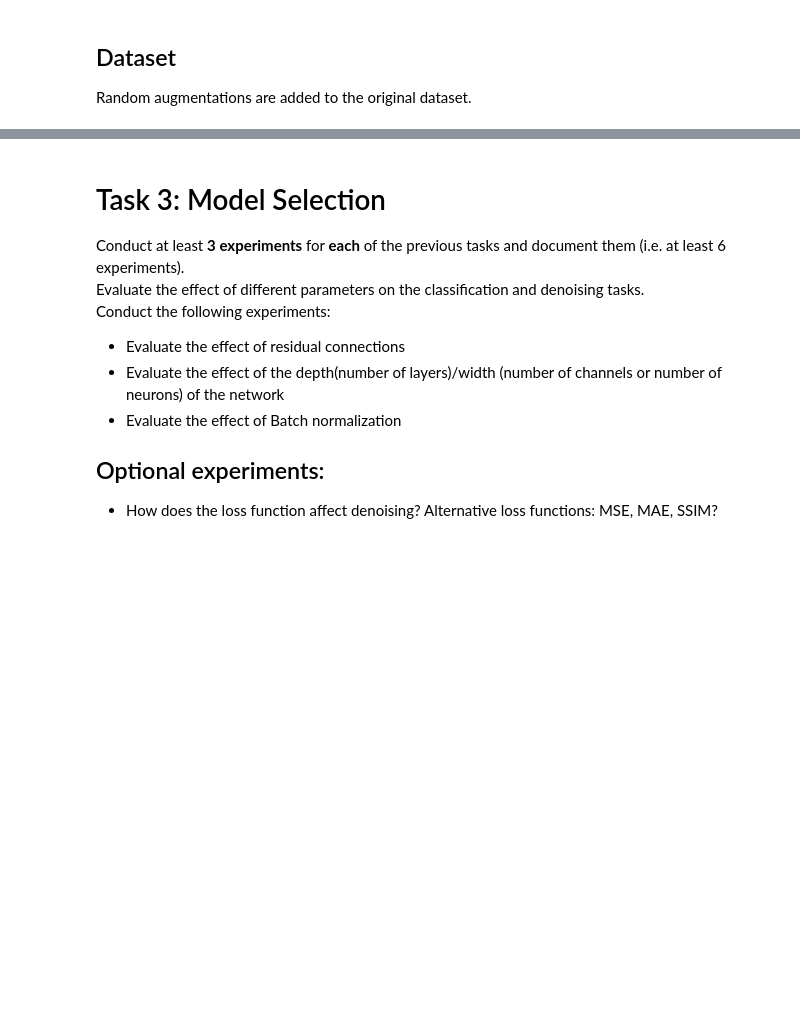
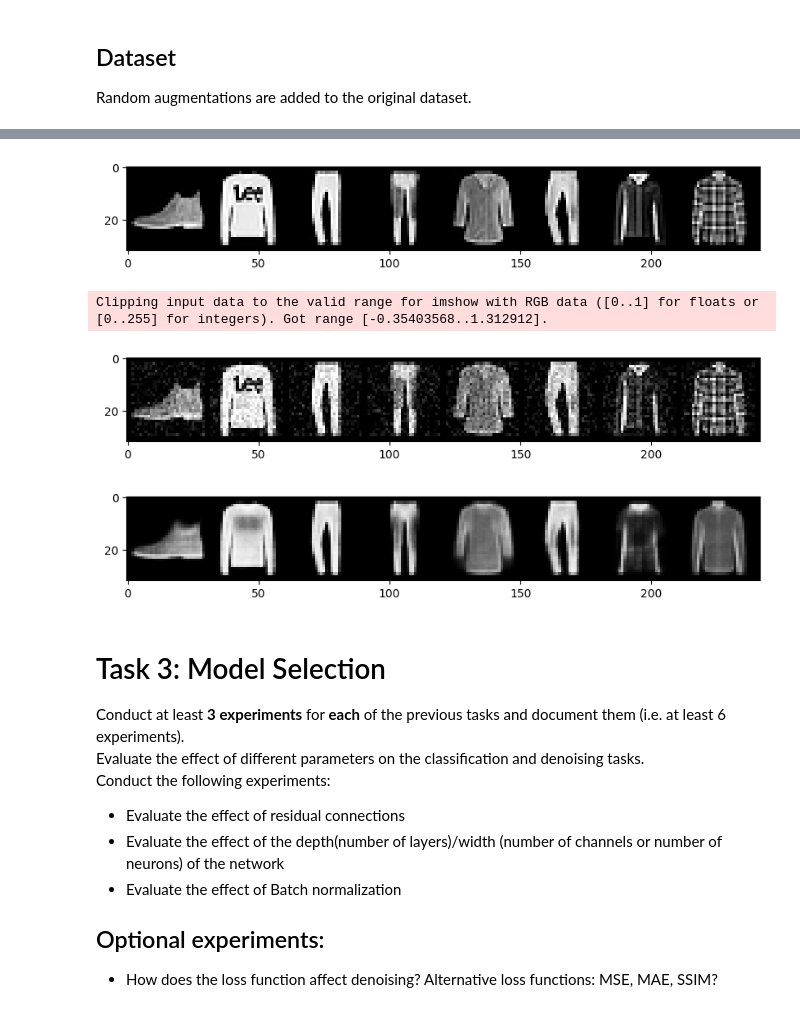
Before and after one commit to Mo20DE/AIA, a Jupyter notebook: Exercise 4/Exercise4.ipynb, the cells around one changed output, grey strips where cells are left out. Drawn from its saved outputs; the diff is of its cells as text; code cells hidden in the pictures; blank space fills up the shorter version.

```diff
--- a/Exercise 4/Exercise4.ipynb
+++ b/Exercise 4/Exercise4.ipynb
@@ -174,3 +273,50 @@ Clipping input data to the valid range for imshow with RGB data ([0..1] for floa
+# %%
+transform=transforms.Compose([
+        transforms.ToTensor()])
+# original, noisy and inferred images
+original_test_dataset = datasets.FashionMNIST("./data", train = False, download=True, transform=transform)
+noisy_test_dataset = NoisyFashionMNIST("./data", False)
+# %%
+# plot results
+n = 8
+start = 0
+# print(original_test_dataset.data[0])
+ground_truth = original_test_dataset.data[start : start + n]
+noisy = noisy_test_dataset.dataset.data[start : start + n]
+
+x = [torch.unsqueeze(ground_truth[i], 0) for i in range(n)]
+y = [test_dataset[i][0] for i in range(n)]
+
+plt.figure(figsize=(10,10))
+show(torchvision.utils.make_grid(x))
+plt.show()
+
+plt.figure(figsize=(10,10))
+show(torchvision.utils.make_grid(y))
+plt.show()
+
+
+noisy = noisy.float() / 255.0
+noisy = noisy.to(device)
+
+model.eval()
+inferred = model(noisy)
+inferred = inferred.cpu().detach()
+z = [torch.unsqueeze(inferred[i].reshape(28, 28), 0) for i in range(n)]
+
+plt.figure(figsize=(10,10))
+show(torchvision.utils.make_grid(z))
+plt.show()
+# plt.figure(figsize=(10,10))
+# show(torchvision.utils.make_grid(y))
+# plt.show()
+
+# infered = model(noisy[0])
+# %% [output]
+[figure, added]
+Clipping input data to the valid range for imshow with RGB data ([0..1] for floats or [0..255] for integers). Got range [-0.35403568..1.312912].
+[figure, added]
+[figure, added]
 # %% [markdown]
 # Task 3: Model Selection
 
```
Also changed, not shown: parts of 7 cells of this notebook.
